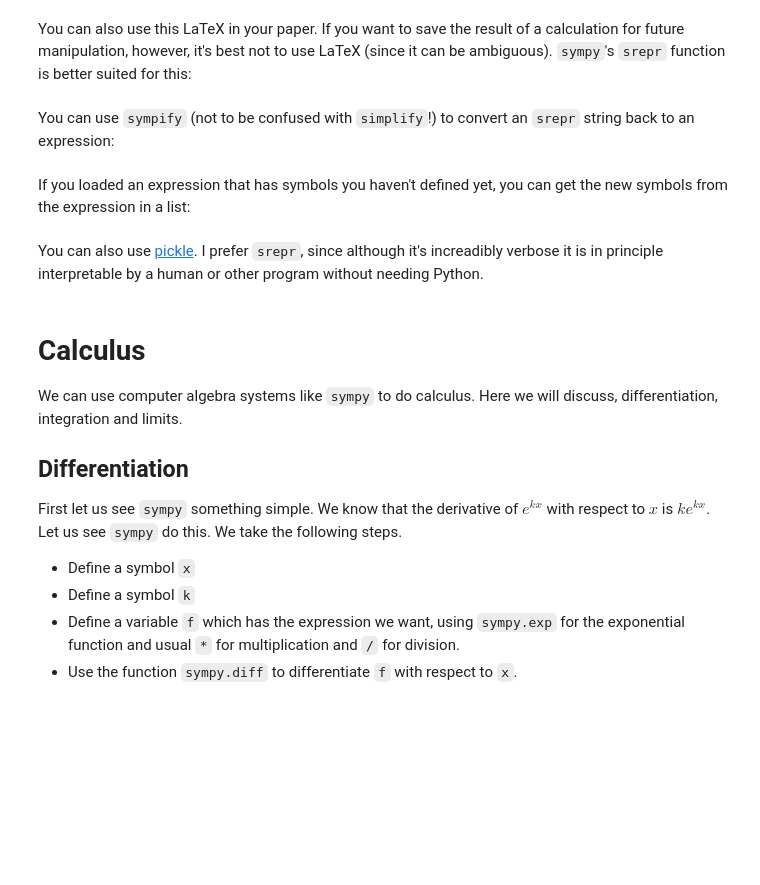
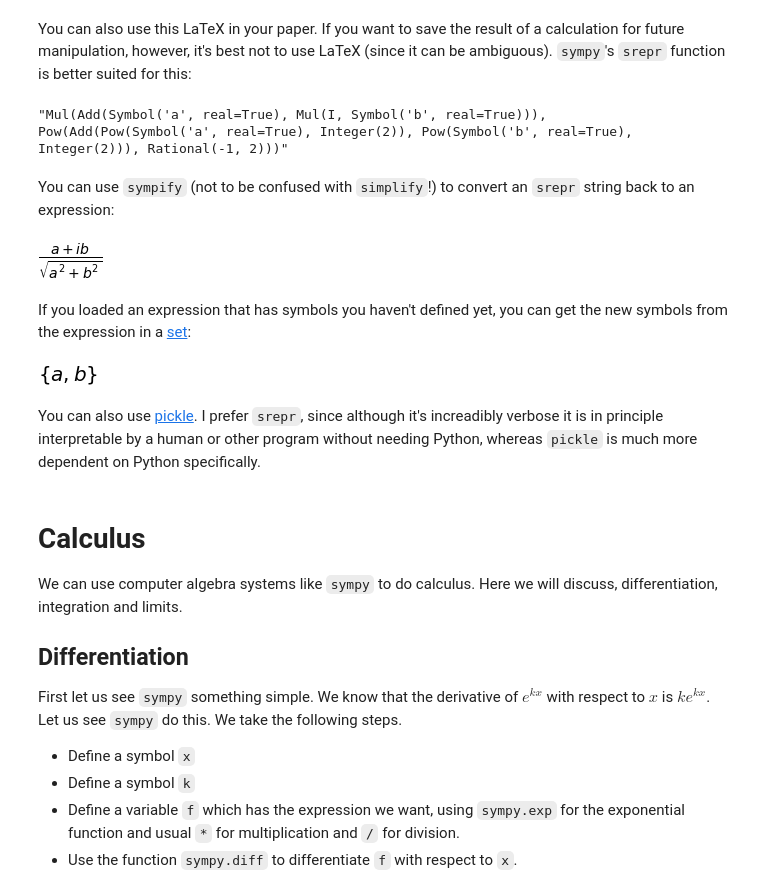
Before and after one commit to jarthurgross/symbolic-algebra-lesson, a Jupyter notebook: symbolic-algebra.ipynb, the cells around one changed output. Drawn from its saved outputs; the diff is of its cells as text; code cells hidden in the pictures; blank space fills up the shorter version.

```diff
--- a/symbolic-algebra.ipynb
+++ b/symbolic-algebra.ipynb
@@ -187,15 +237,31 @@ HTML(r'\begin{align}|c|&=' + sy.latex(sy.sqrt(c * c.conjugate())) +
 You can also use this LaTeX in your paper. If you want to save the result of a calculation for
 future manipulation, however, it's best not to use LaTeX (since it can be ambiguous). `sympy`'s
 `srepr` function is better suited for this:
+# %%
+saved_phase = sy.srepr(phase)
+saved_phase
+# %% [output]
+"Mul(Add(Symbol('a', real=True), Mul(I, Symbol('b', real=True))), Pow(Add(Pow(Symbol('a', real=True), Integer(2)), Pow(Symbol('b', real=True), Integer(2))), Rational(-1, 2)))"
 # %% [markdown]
 You can use `sympify` (not to be confused with `simplify`!) to convert an `srepr` string back to an expression:
+# %%
+loaded_phase = sy.sympify(saved_phase)
+loaded_phase
+# %% [output]
+[figure, added]
 # %% [markdown]
 If you loaded an expression that has symbols you haven't defined yet,
-you can get the new symbols from the expression in a list:
+you can get the new symbols from the expression in a
+[set](https://docs.python.org/3/tutorial/datastructures.html#sets):
+# %%
+loaded_phase.free_symbols
+# %% [output]
+[figure, added]
 # %% [markdown]
 You can also use [pickle](https://docs.python.org/3/library/pickle.html). I prefer
 `srepr`, since although it's increadibly verbose it is in principle interpretable by
-a human or other program without needing Python.
+a human or other program without needing Python, whereas `pickle` is much more
+dependent on Python specifically.
 # %% [markdown]
 # Calculus
 We can use computer algebra systems like `sympy` to do calculus. Here we will discuss, differentiation, integration and limits.
```
Also changed, not shown: parts of 54 cells of this notebook.
